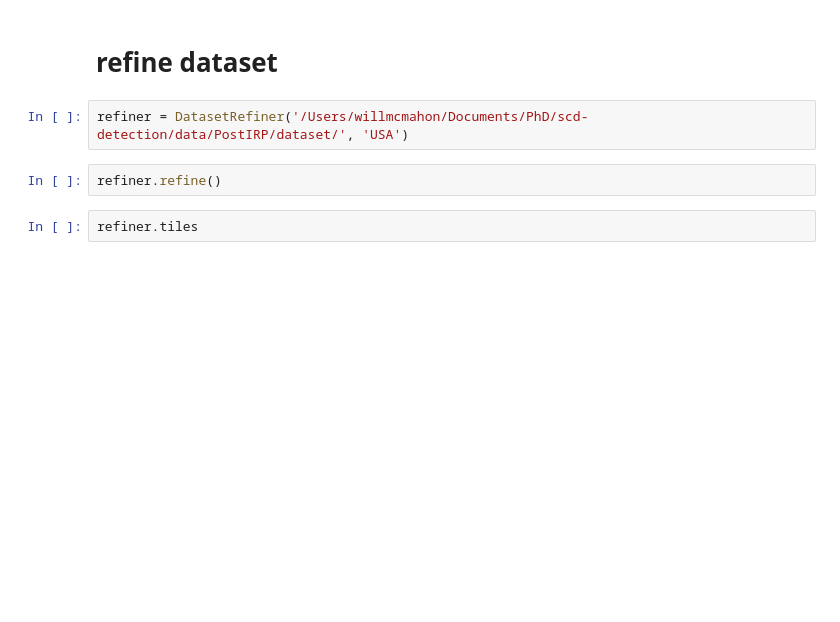
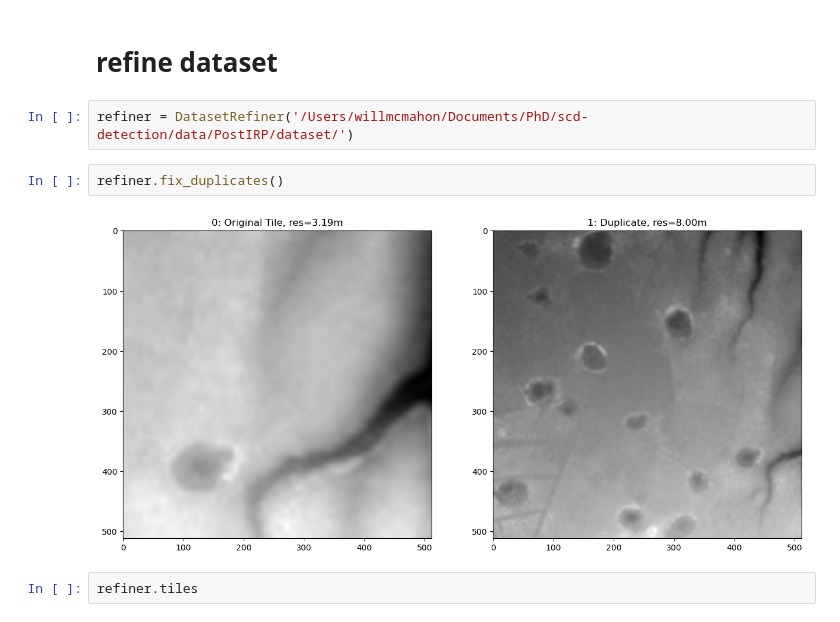
Before and after one commit to willhcm/scd-detection, a Jupyter notebook: code/notebooks/tiling/datasetfixing.ipynb, the cells around one changed output. Drawn from its saved outputs; the diff is of its cells as text; blank space fills up the shorter version.

Commit message:
datasets

```diff
--- a/code/notebooks/tiling/datasetfixing.ipynb
+++ b/code/notebooks/tiling/datasetfixing.ipynb
@@ -79,8 +79,10 @@ dset.plot_distribution()
 # %% [markdown]
 # refine dataset
 # %%
-refiner = DatasetRefiner('/Users/willmcmahon/Documents/PhD/scd-detection/data/PostIRP/dataset/', 'USA')
+refiner = DatasetRefiner('/Users/willmcmahon/Documents/PhD/scd-detection/data/PostIRP/dataset/')
 # %%
-refiner.refine()
+refiner.fix_duplicates()
+# %% [output]
+[figure, added]
 # %%
 refiner.tiles
```
Also changed, not shown: parts of 2 cells of this notebook, 3 other files.
